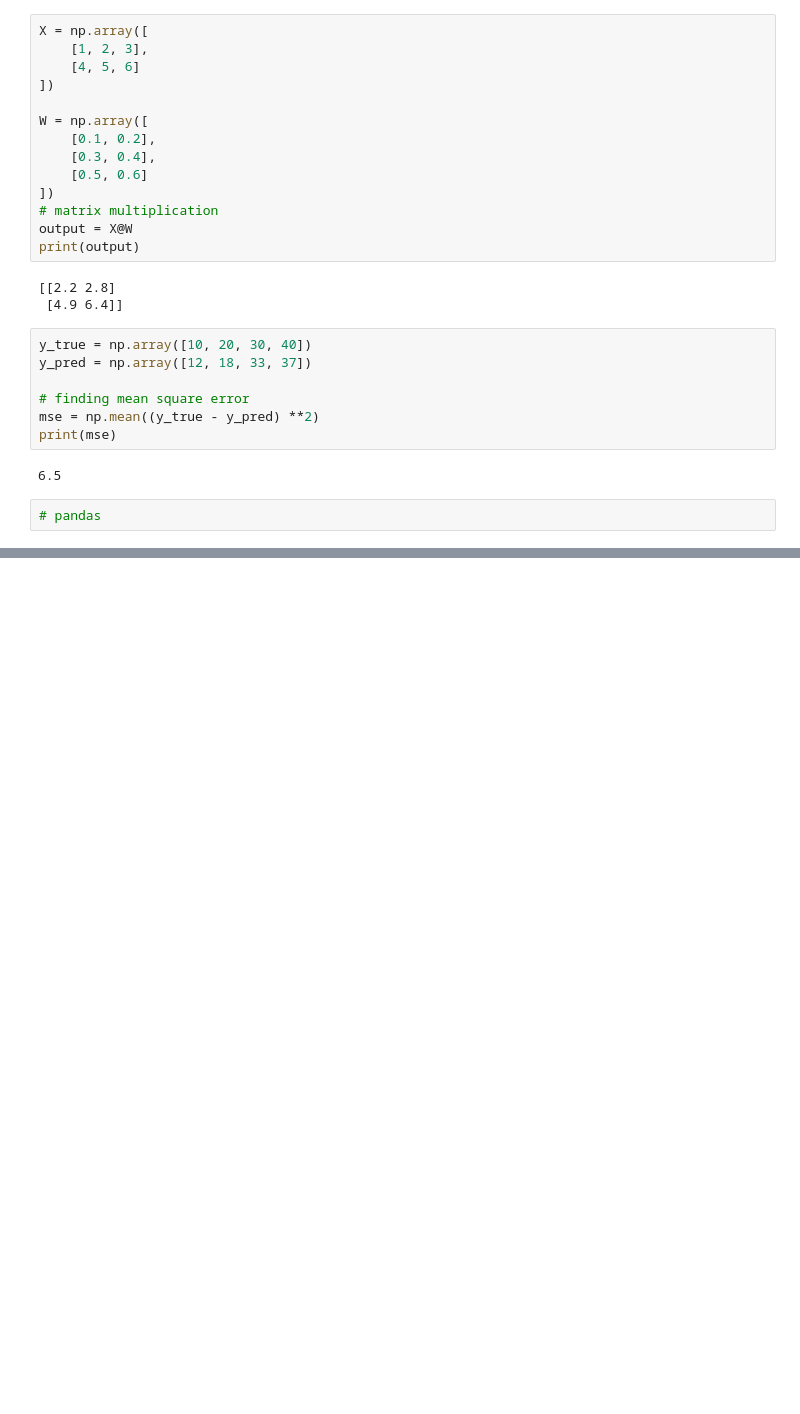
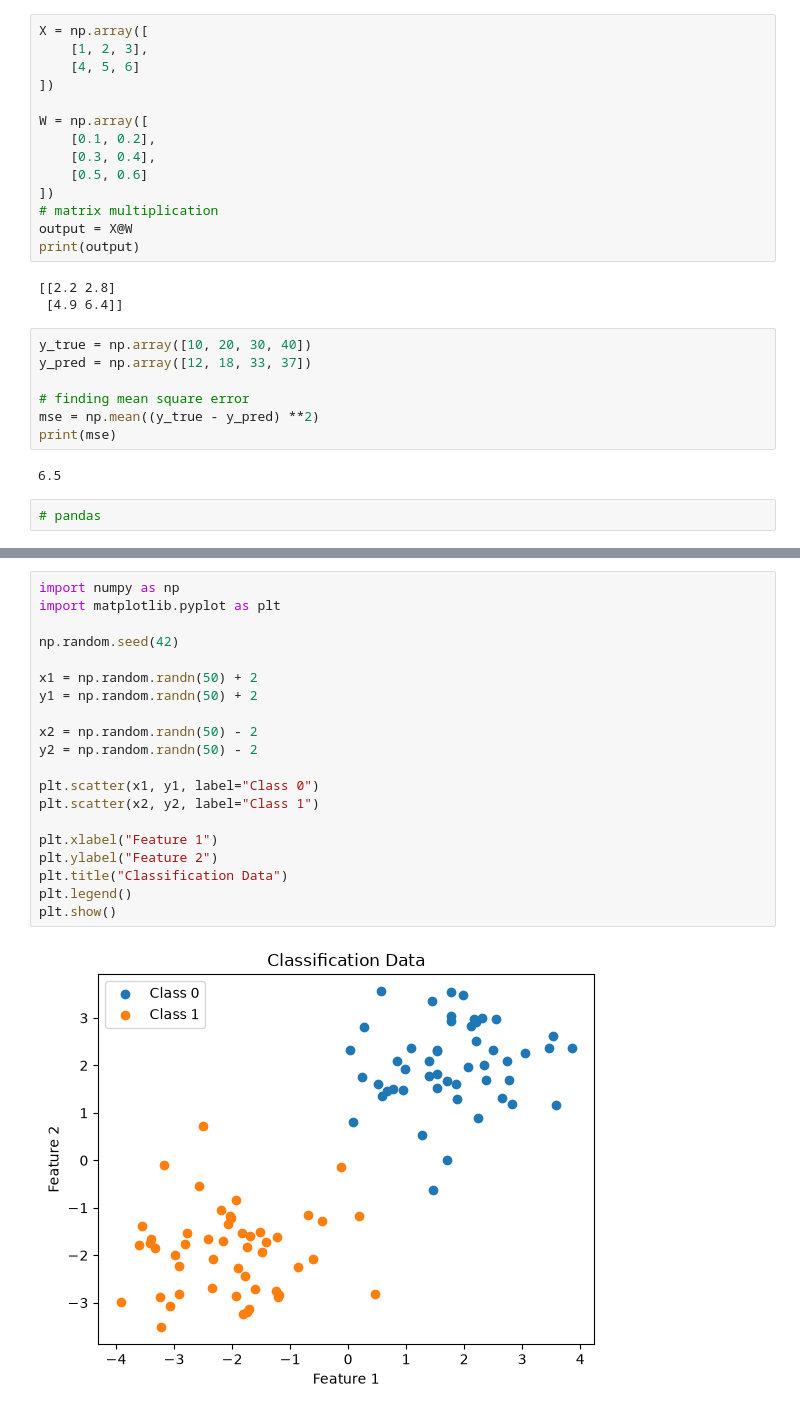
Before and after one commit to niharika9nx/Machine-Learning, a Jupyter notebook: code/day01.ipynb, the cells around one changed output, grey strips where cells are left out. Drawn from its saved outputs; the diff is of its cells as text; blank space fills up the shorter version.

```diff
--- a/code/day01.ipynb
+++ b/code/day01.ipynb
@@ -199,0 +491,22 @@ print(mse)
+# %%
+import numpy as np
+import matplotlib.pyplot as plt
+
+np.random.seed(42)
+
+x1 = np.random.randn(50) + 2
+y1 = np.random.randn(50) + 2
+
+x2 = np.random.randn(50) - 2
+y2 = np.random.randn(50) - 2
+
+plt.scatter(x1, y1, label="Class 0")
+plt.scatter(x2, y2, label="Class 1")
+
+plt.xlabel("Feature 1")
+plt.ylabel("Feature 2")
+plt.title("Classification Data")
+plt.legend()
+plt.show()
+# %% [output]
+[figure, added]
```
Also changed, not shown: parts of 26 cells of this notebook, 1 other file.
